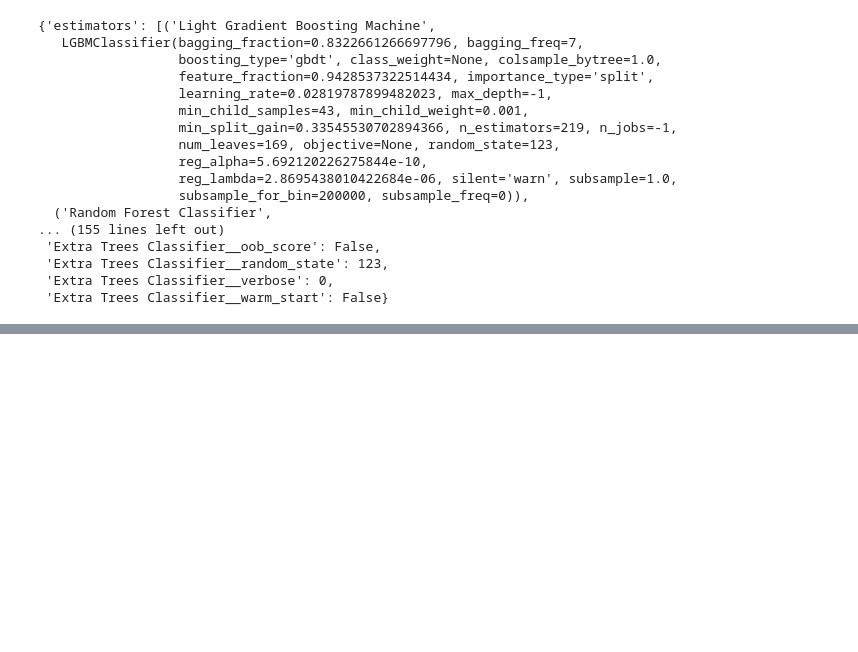
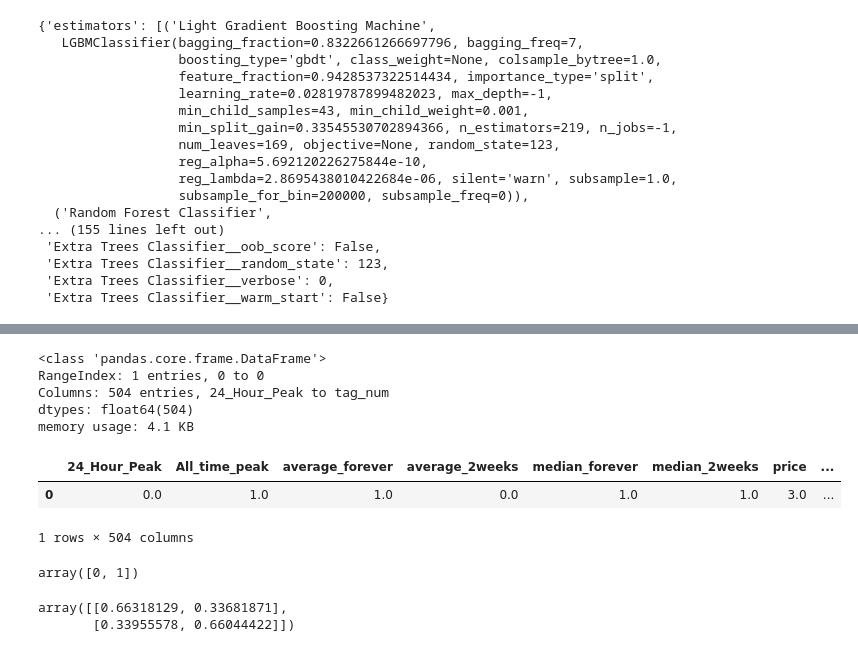
Before and after one commit to trevormoon/ASAC_ml_project, a Jupyter notebook: web_crawling/CGW/modeling/code/tagonehot/pycaret/lightgbm_ft_oh_tagoh_pycare_releasedate.ipynb, the cells around one changed output, grey strips where cells are left out. Saved outputs shown, nothing was run; the diff lists cells and outputs as text; code cells hidden in the pictures; blank space fills up the shorter version.

```diff
--- a/web_crawling/CGW/modeling/code/tagonehot/pycaret/lightgbm_ft_oh_tagoh_pycare_releasedate.ipynb
+++ b/web_crawling/CGW/modeling/code/tagonehot/pycaret/lightgbm_ft_oh_tagoh_pycare_releasedate.ipynb
@@ -1039,0 +1116,16 @@ AttributeError: 'VotingClassifier' object has no attribute 'feature_importances_
+# %%
+df.info()
+# %% [output]
+<class 'pandas.core.frame.DataFrame'>
+RangeIndex: 1 entries, 0 to 0
+Columns: 504 entries, 24_Hour_Peak to tag_num
+dtypes: float64(504)
+memory usage: 4.1 KB
+# %%
+df = df.iloc[:,:-1]
+# %%
+df
+# %% [output]
+|  | 24_Hour_Peak | All_time_peak | average_forever | average_2weeks | median_forever | median_2weeks | price | ... |
+| 0 | 0.0 | 1.0 | 1.0 | 0.0 | 1.0 | 1.0 | 3.0 | ... |
+1 rows × 504 columns
@@ -1039,0 +1134,10 @@ AttributeError: 'VotingClassifier' object has no attribute 'feature_importances_
+# %%
+b=tune_blender.predict(df)
+b
+# %% [output]
+array([0, 1])
+# %%
+tune_blender.predict_proba(df)
+# %% [output]
+array([[0.66318129, 0.33681871],
+       [0.33955578, 0.66044422]])
```
Also changed, not shown: parts of 39 cells of this notebook, 1 other file.
